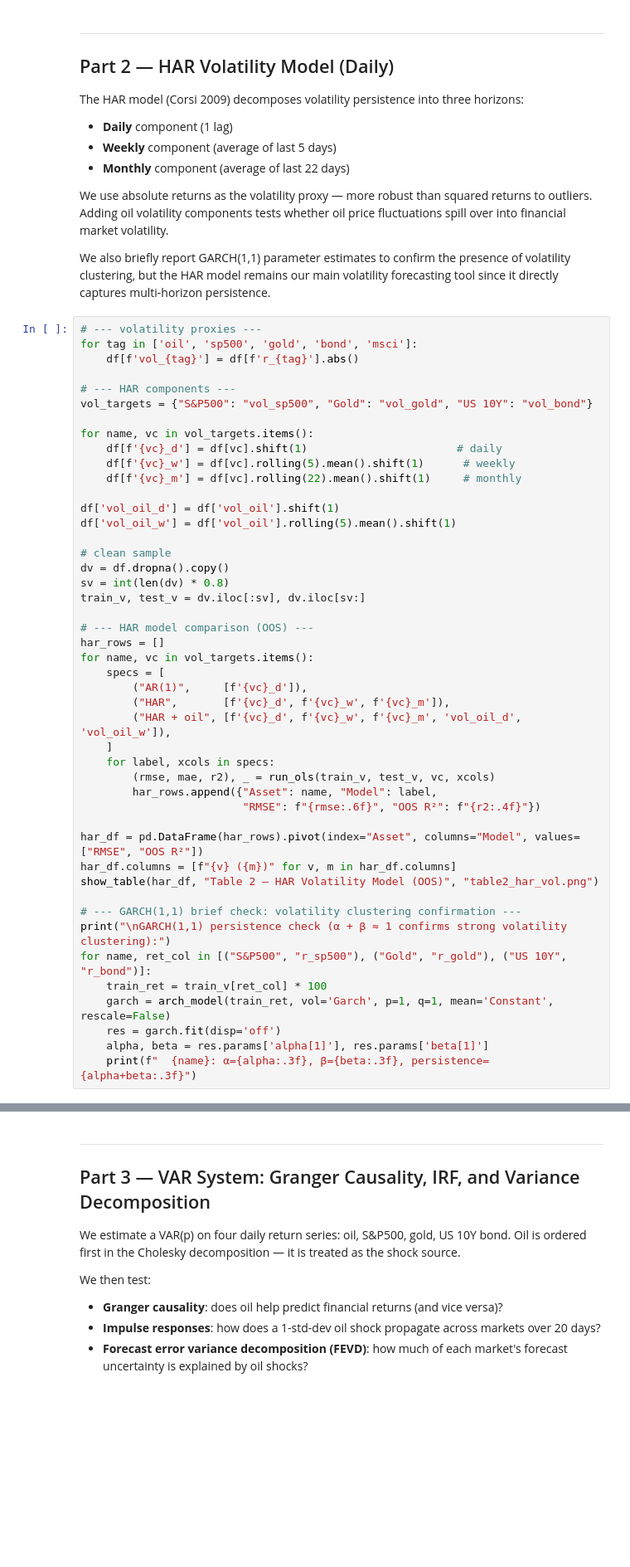
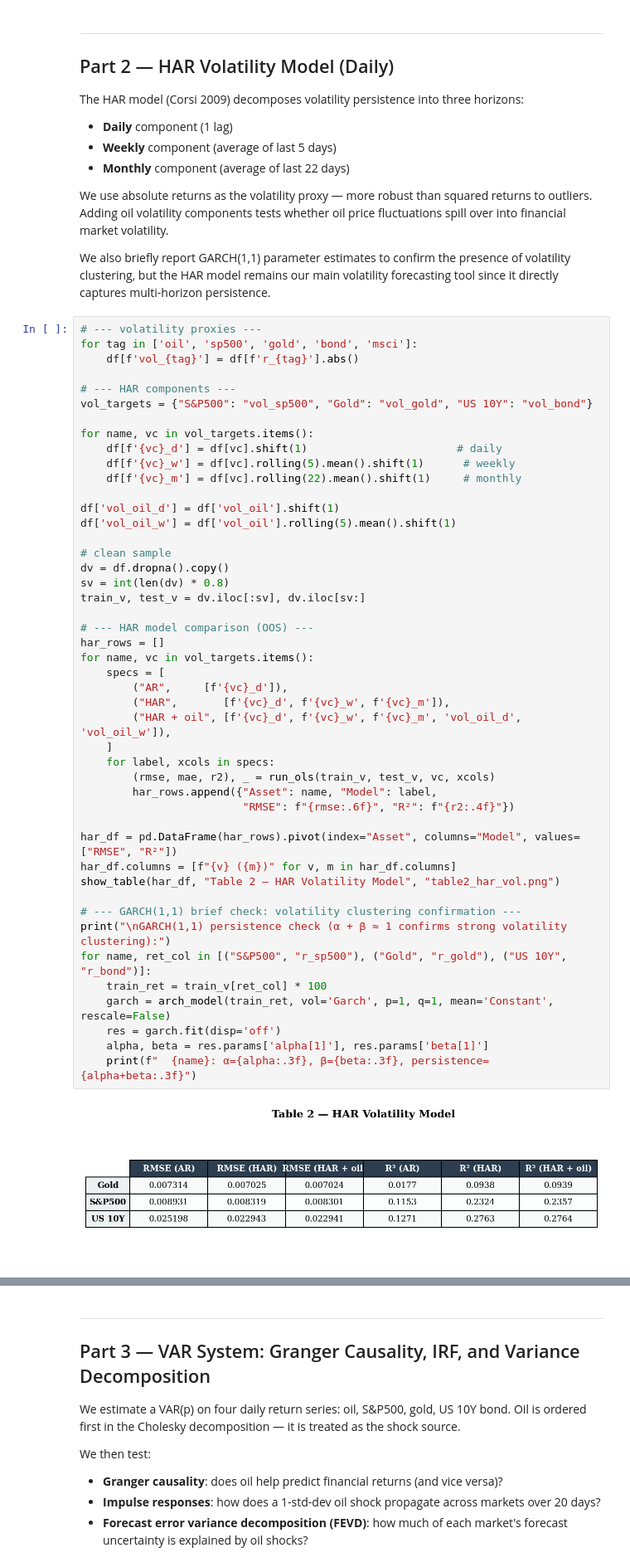
Before and after one commit to yaz212id/EMiF_OIL_Project, a Jupyter notebook: notebooks/daily_macro_notebook.ipynb, the cells around one changed output, grey strips where cells are left out. Shown at 83% size. Drawn from its saved outputs; the diff is of its cells as text; blank space fills up the shorter version.

```diff
--- a/notebooks/daily_macro_notebook.ipynb
+++ b/notebooks/daily_macro_notebook.ipynb
@@ -179,34 +161,36 @@ for name, vc in vol_targets.items():
 
 df['vol_oil_d'] = df['vol_oil'].shift(1)
 df['vol_oil_w'] = df['vol_oil'].rolling(5).mean().shift(1)
 
 # clean sample
 dv = df.dropna().copy()
 sv = int(len(dv) * 0.8)
 train_v, test_v = dv.iloc[:sv], dv.iloc[sv:]
 
 # --- HAR model comparison (OOS) ---
 har_rows = []
 for name, vc in vol_targets.items():
     specs = [
-        ("AR(1)",     [f'{vc}_d']),
+        ("AR",     [f'{vc}_d']),
         ("HAR",       [f'{vc}_d', f'{vc}_w', f'{vc}_m']),
         ("HAR + oil", [f'{vc}_d', f'{vc}_w', f'{vc}_m', 'vol_oil_d', 'vol_oil_w']),
     ]
     for label, xcols in specs:
         (rmse, mae, r2), _ = run_ols(train_v, test_v, vc, xcols)
         har_rows.append({"Asset": name, "Model": label,
-                         "RMSE": f"{rmse:.6f}", "OOS R²": f"{r2:.4f}"})
+                         "RMSE": f"{rmse:.6f}", "R²": f"{r2:.4f}"})
 
-har_df = pd.DataFrame(har_rows).pivot(index="Asset", columns="Model", values=["RMSE", "OOS R²"])
+har_df = pd.DataFrame(har_rows).pivot(index="Asset", columns="Model", values=["RMSE", "R²"])
 har_df.columns = [f"{v} ({m})" for v, m in har_df.columns]
-show_table(har_df, "Table 2 — HAR Volatility Model (OOS)", "table2_har_vol.png")
+show_table(har_df, "Table 2 — HAR Volatility Model", "table2_har_vol.png")
 
 # --- GARCH(1,1) brief check: volatility clustering confirmation ---
 print("\nGARCH(1,1) persistence check (α + β ≈ 1 confirms strong volatility clustering):")
 for name, ret_col in [("S&P500", "r_sp500"), ("Gold", "r_gold"), ("US 10Y", "r_bond")]:
     train_ret = train_v[ret_col] * 100
     garch = arch_model(train_ret, vol='Garch', p=1, q=1, mean='Constant', rescale=False)
     res = garch.fit(disp='off')
     alpha, beta = res.params['alpha[1]'], res.params['beta[1]']
     print(f"  {name}: α={alpha:.3f}, β={beta:.3f}, persistence={alpha+beta:.3f}")
+# %% [output]
+[figure, added]
```
Also changed, not shown: parts of 4 cells of this notebook.
